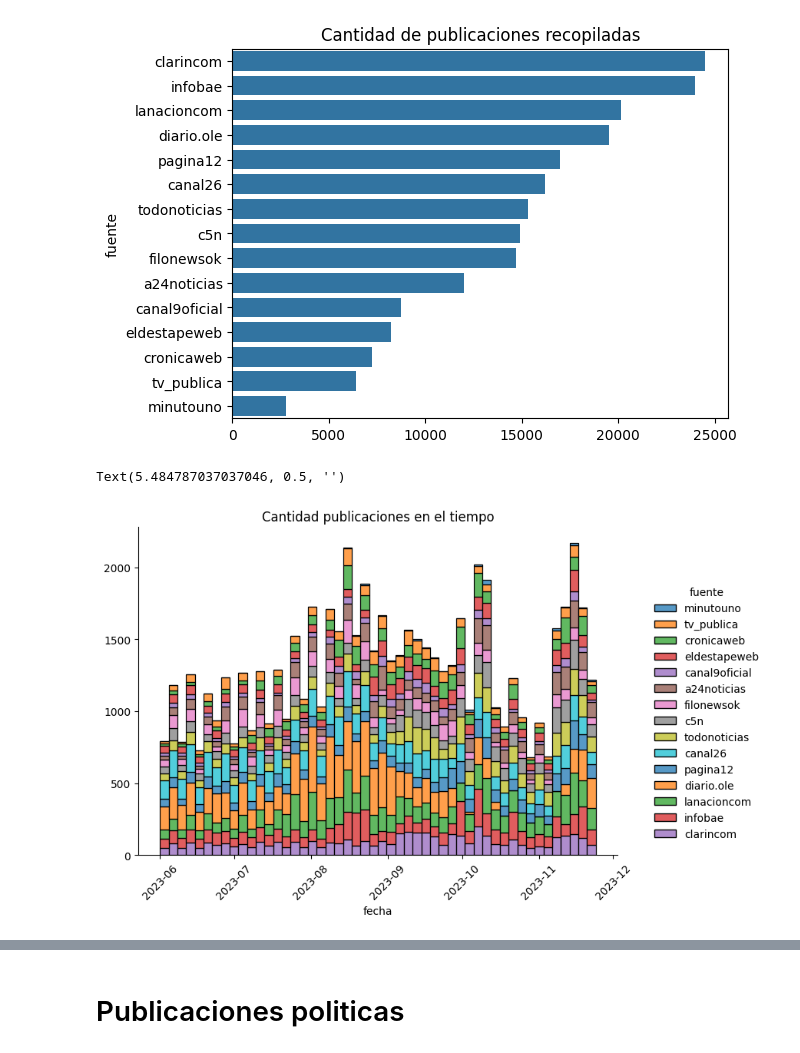
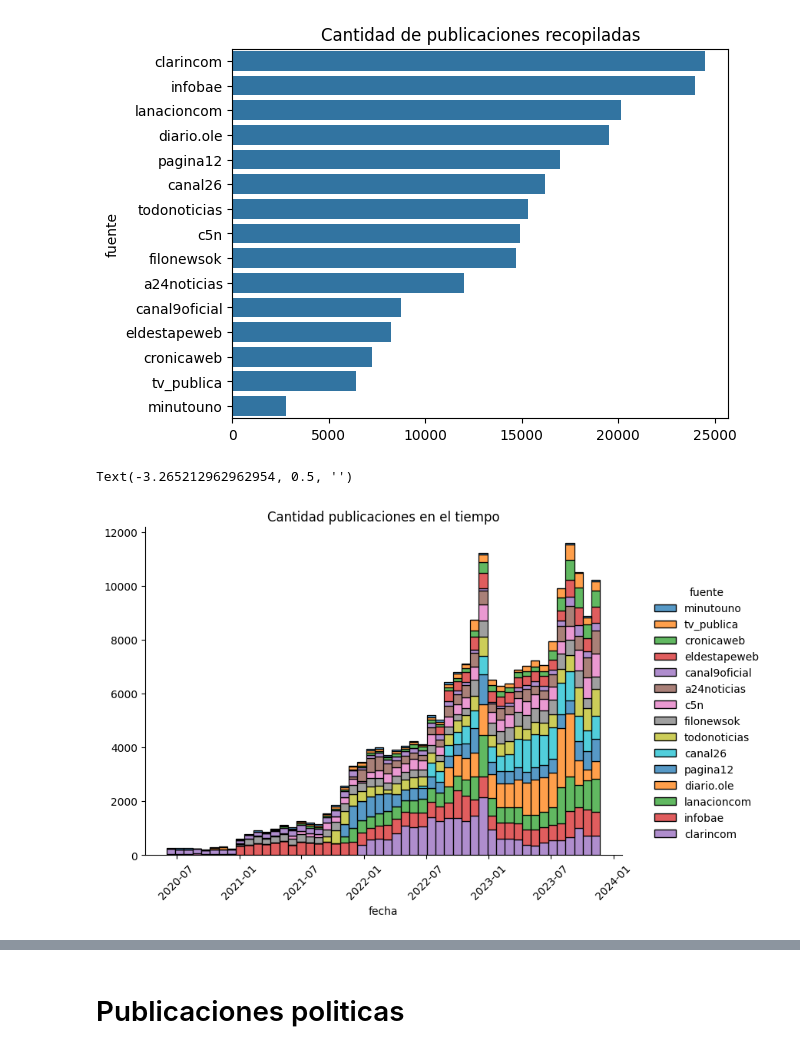
Before and after one commit to 0sc4rL0pez/elecciones2023-arg, a Jupyter notebook: Elecciones + IA/analisis_exploratorio/graficando.ipynb, the cells around one changed output, grey strips where cells are left out. Cells and saved outputs as stored; diff of their text form; code cells hidden in the pictures.

```diff
--- a/Elecciones + IA/analisis_exploratorio/graficando.ipynb
+++ b/Elecciones + IA/analisis_exploratorio/graficando.ipynb
@@ -60,2 +13,4 @@ Graficar cantidad likes de cada fuente en el tiempo
+# %%
+publicaciones = pd.read_csv('data_base/data_base_csv/Publicaciones.csv')
 # %% [markdown]
 # Cantidad publicaciones por fuente en el tiempo
@@ -82,15 +25,17 @@ Text(0.5, 1.0, 'Cantidad de publicaciones recopiladas')
 # %%
-df_publicaciones.sort_values(by='fecha',inplace=True,ascending=True)
-df_graficar= df_publicaciones[df_publicaciones['fecha']>datetime.datetime(2023,6,1)]
+publicaciones.sort_values(by='fecha',inplace=True,ascending=True)
+publicaciones['fecha'] = publicaciones['fecha'].map(lambda x: pasar_a_datetime(x))
+# %%
+df_graficar= publicaciones[publicaciones['fecha']>datetime(2020,6,1)]
 # %%
-orden_hue = df_publicaciones['fuente'].value_counts().index
+orden_hue = df_graficar['fuente'].value_counts().index
 sns.displot(data=df_graficar,x="fecha", hue="fuente",
             multiple="stack",palette='tab10',kind='hist',
             hue_order=orden_hue[::-1],
             bins=50,aspect=1.5)
 plt.xticks(rotation=45)
 plt.title('Cantidad publicaciones en el tiempo')
 plt.ylabel('')
 # %% [output]
-Text(5.484787037037046, 0.5, '')
+Text(-3.265212962962954, 0.5, '')
-[figure, old version]
+[figure, new version]
```
Also changed, not shown: parts of 17 cells of this notebook.
